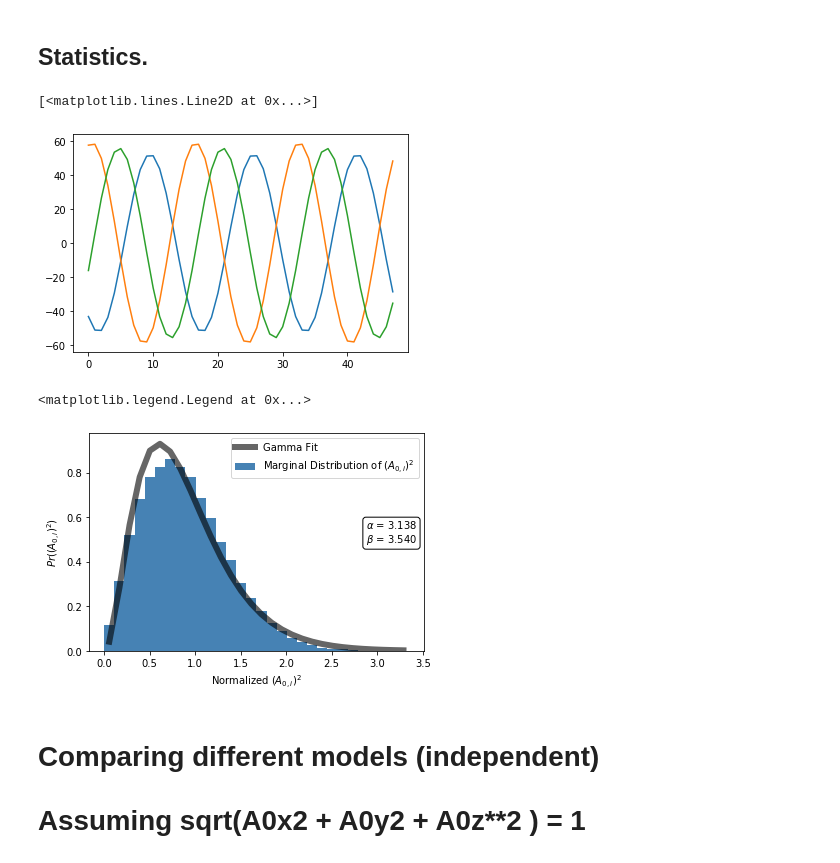
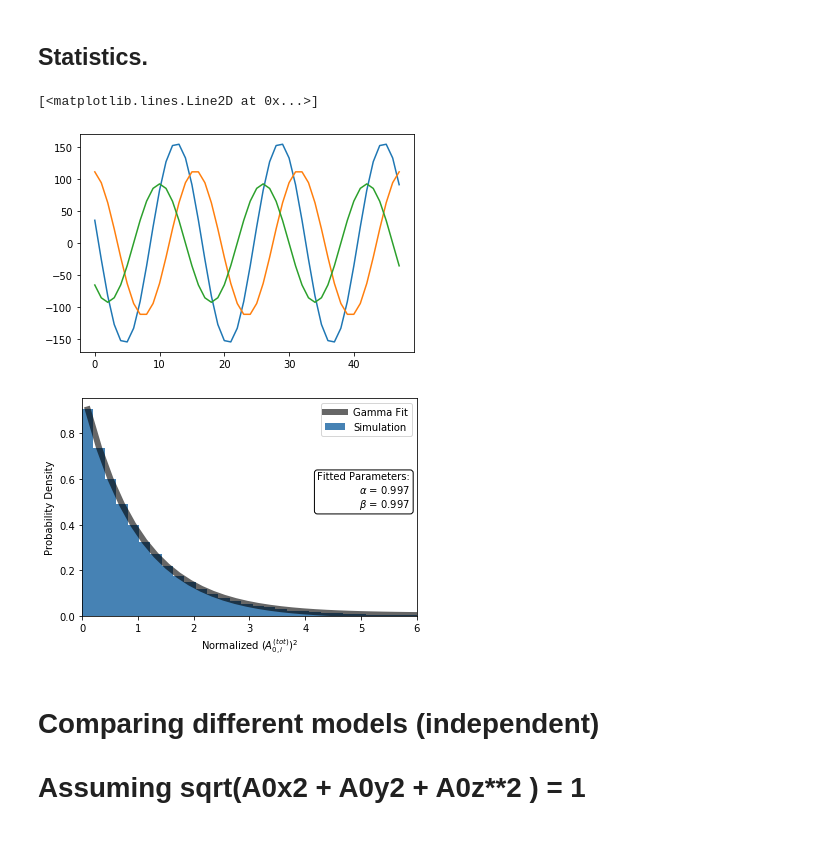
Before and after one commit to XueXiao-Physics/DPDM-PPTA, a Jupyter notebook: interference/Interference_vector_gpu.ipynb, the cells around one changed output. Cells and saved outputs as stored; diff of their text form; code cells hidden in the pictures.

```diff
--- a/interference/Interference_vector_gpu.ipynb
+++ b/interference/Interference_vector_gpu.ipynb
@@ -67,7 +67,7 @@ tx = cp.zeros((4,nPoints))
 tlist= cp.linspace(0,1,nPoints+1)
 tx[0,:] = tlist[:-1]*t_corr
 
-nParticles = 2**14 # gpu is generally faster than cpu when n is large
+nParticles = 2**15 # gpu is generally faster than cpu when n is large
 output=[]
 
 nSimulation= 100000
@@ -106,37 +106,37 @@ plt.plot(cp.asnumpy(cp.tile(Ret[1,:],3)))
 plt.plot(cp.asnumpy(cp.tile(Ret[2,:],3)))
 # %% [output]
 [<matplotlib.lines.Line2D at 0x...>]
-[figure, old version]
+[figure, new version]
 # %%
 # Data processing
 # Fit with gamma functions
 y=Amps[2,:]
 z=totAmps[0,:]
 y=y/cp.mean(y)
 #y=y/cp.mean(y)
 y=cp.asnumpy(y)
 
 
 plt.figure(figsize=(6,4))
 # Histogram
-Pr,bins,fig=plt.hist(y,30,density=True,label="Marginal Distribution of $(A_{0,i})^2$",color="steelblue");
+Pr,bins,fig=plt.hist(y,60,density=True,label="Simulation",color="steelblue");
 midbins = numpy.diff(bins)/2.+bins[:-1]
 
 # curve fit
 a,loc,scale = ss.gamma.fit(y,floc=0)
 Pr_fit = ss.gamma.pdf(x=midbins,a=a,loc=loc,scale=scale)
 
 plt.plot(midbins,Pr_fit,'black',linewidth=6,alpha=0.6,label='Gamma Fit')
-plt.annotate(s=r"$\alpha$ = %.3f"%(a) + "\n" + r"$\beta$ = %.3f"%(1/scale),
+plt.annotate(s="Fitted Parameters:"+"\n" + r"$\alpha$ = %.3f"%(a) + "\n" + r"$\beta$ = %.3f"%(1/scale),
              horizontalalignment="right",
          bbox=dict(boxstyle="round",fc="w"),xy=(0.98,0.5),xycoords='axes fraction',size=10)
-plt.xlabel("Normalized $(A_{0,i})^2$")
-plt.ylabel("$Pr((A_{0,i})^2)$")
+plt.xlim([0,6])
+plt.xlabel("Normalized $(A_{0,i}^{(tot)})^2$")
+plt.ylabel("Probability Density")
 plt.legend()
 #plt.savefig('GammaFit.pdf')
 # %% [output]
-<matplotlib.legend.Legend at 0x...>
-[figure, old version]
+[figure, new version]
 # %% [markdown]
 # Comparing different models (independent)
 # Assuming sqrt(A0x**2 + A0y**2 + A0z**2 ) = 1
```
Also changed, not shown: parts of 6 cells of this notebook, 21 other files.
